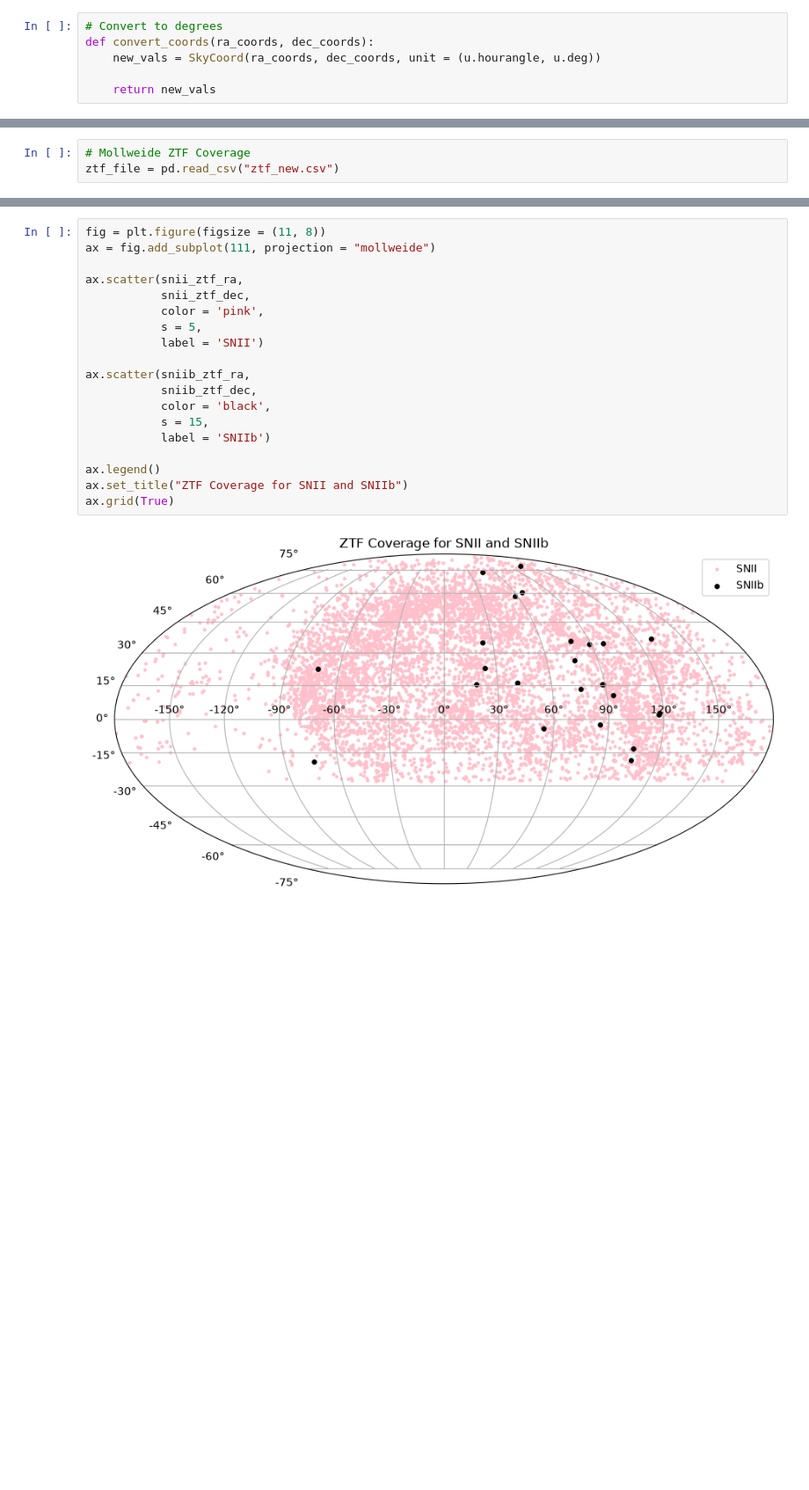
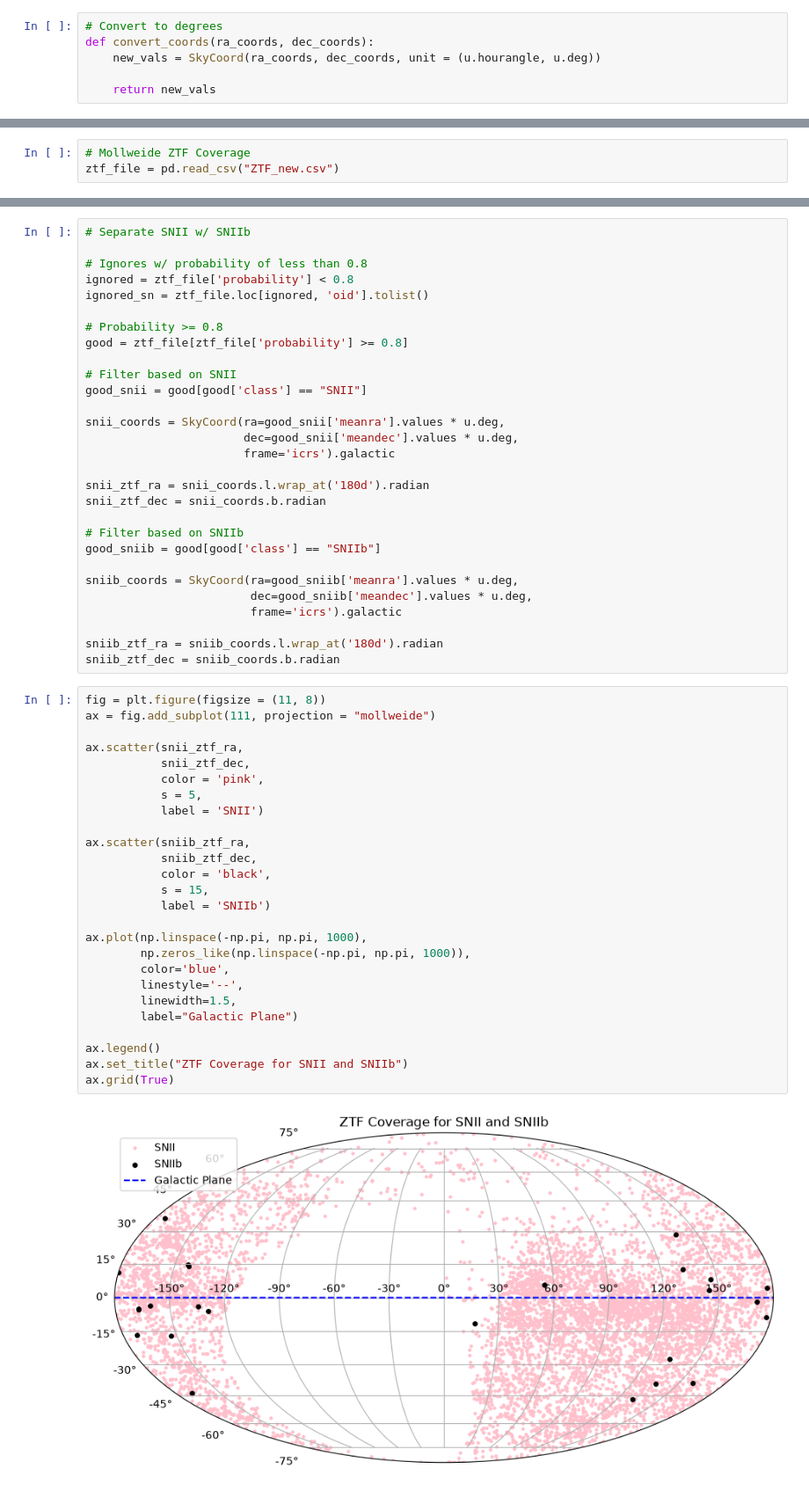
Before and after one commit to kkailanli/research_proj, a Jupyter notebook: Plotting_Trials.ipynb, the cells around one changed output, grey strips where cells are left out. Shown at 88% size. Drawn from its saved outputs; the diff is of its cells as text; blank space fills up the shorter version.

```diff
--- a/Plotting_Trials.ipynb
+++ b/Plotting_Trials.ipynb
@@ -93,3 +132,3 @@ Text(0.5, 1.0, 'ZTF Matched to TNS Projection')
 # %%
 # Mollweide ZTF Coverage
-ztf_file = pd.read_csv("ztf_new.csv")
+ztf_file = pd.read_csv("ZTF_new.csv")
@@ -123,24 +135,60 @@ sniib_ztf_dec = sniib_ztf_dec.radian
+# %%
+# Separate SNII w/ SNIIb
+
+# Ignores w/ probability of less than 0.8
+ignored = ztf_file['probability'] < 0.8
+ignored_sn = ztf_file.loc[ignored, 'oid'].tolist()
+
+# Probability >= 0.8
+good = ztf_file[ztf_file['probability'] >= 0.8]
+
+# Filter based on SNII
+good_snii = good[good['class'] == "SNII"]
+
+snii_coords = SkyCoord(ra=good_snii['meanra'].values * u.deg,
+                       dec=good_snii['meandec'].values * u.deg,
+                       frame='icrs').galactic
+
+snii_ztf_ra = snii_coords.l.wrap_at('180d').radian
+snii_ztf_dec = snii_coords.b.radian
+
+# Filter based on SNIIb
+good_sniib = good[good['class'] == "SNIIb"]
+
+sniib_coords = SkyCoord(ra=good_sniib['meanra'].values * u.deg,
+                        dec=good_sniib['meandec'].values * u.deg,
+                        frame='icrs').galactic
+
+sniib_ztf_ra = sniib_coords.l.wrap_at('180d').radian
+sniib_ztf_dec = sniib_coords.b.radian
 # %%
 fig = plt.figure(figsize = (11, 8))
 ax = fig.add_subplot(111, projection = "mollweide")
 
 ax.scatter(snii_ztf_ra,
            snii_ztf_dec,
            color = 'pink',
            s = 5,
            label = 'SNII')
 
 ax.scatter(sniib_ztf_ra,
            sniib_ztf_dec,
            color = 'black',
            s = 15,
            label = 'SNIIb')
 
+ax.plot(np.linspace(-np.pi, np.pi, 1000),
+        np.zeros_like(np.linspace(-np.pi, np.pi, 1000)),
+        color='blue',
+        linestyle='--',
+        linewidth=1.5,
+        label="Galactic Plane")
+
 ax.legend()
 ax.set_title("ZTF Coverage for SNII and SNIIb")
 ax.grid(True)
 # %% [output]
-[figure, old version]
+[figure, new version]
 # %%
 # Unmatched TNS
 unmatched_file = pd.read_csv("ztf_tns_unmatched.csv")
```
Also changed, not shown: parts of 16 cells of this notebook, 11 other files.
